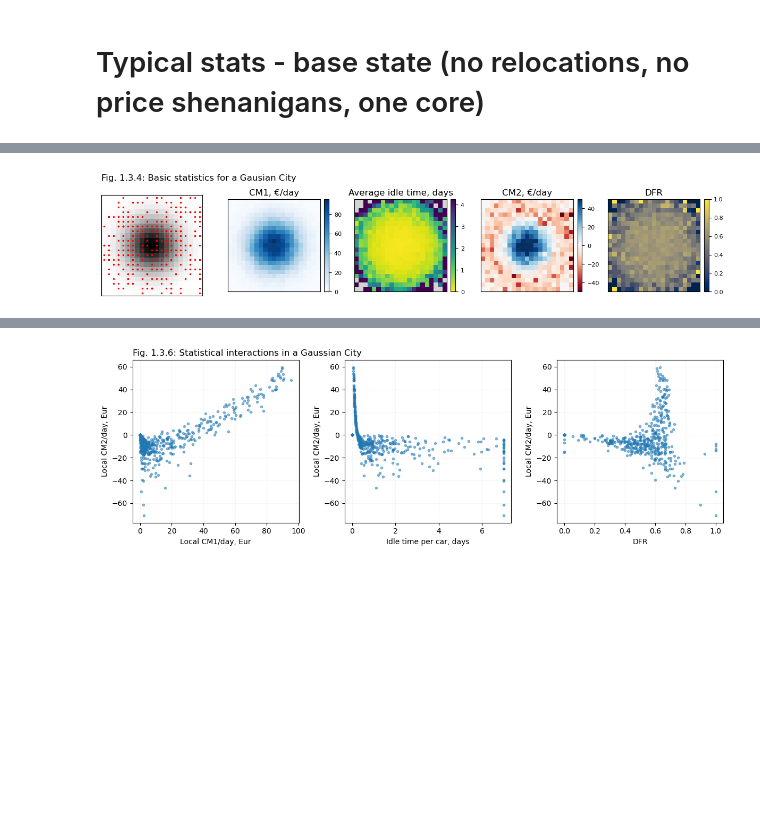
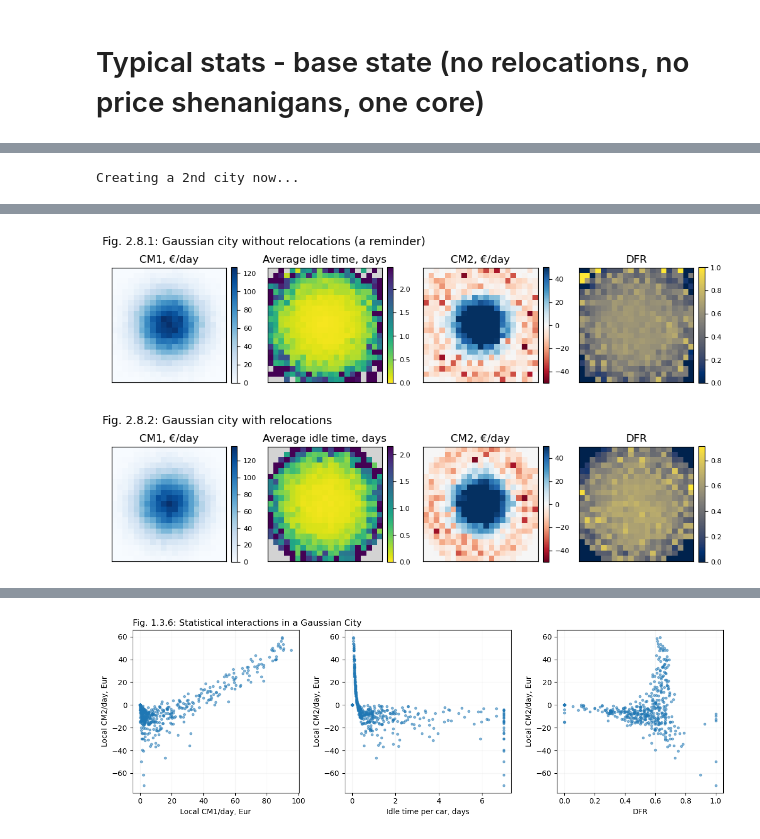
Before and after one commit to khakhalin/carsharing101, a Jupyter notebook: scripts/02relos_08city.ipynb, the cells around one changed output, grey strips where cells are left out. Saved outputs shown, nothing was run; the diff lists cells and outputs as text; code cells hidden in the pictures; blank space fills up the shorter version.

```diff
--- a/scripts/02relos_08city.ipynb
+++ b/scripts/02relos_08city.ipynb
@@ -48,17 +49,16 @@ NameError: name 'stop_here' is not defined
 # %% [markdown]
 # Typical stats - base state (no relocations, no price shenanigans, one core)
 # %%
-# Nice Gaussian city
+# Nice city
 config = {
     "seed": 1,  # Random seed
-    "city_width": 21, # km
-    "initial_r": 5, # km
     "grid_step": 1, # km. Use 1 for ~intermediate resolution
-    "density_sigma": 5, # Gaussian sigma. A bit smaller than default, to have close-to-zero demands
     "n_cars": 500,
+    "p_factor": 0.2, # Bring the rentals/car/day to about 4-5
     "settle_down_steps": 3000, # Number of steps without stats collection, for the system to settle down
-    "p_factor": 0.06,  # The simplest way to regulate trips/car/day and city profitability
-    "tick_in_minutes": 2,
+    "do_flatten_demand": False,
+    "do_relocations": False,
+    "relo_cost": 20,
 }
 
 import numpy as np
@@ -67,16 +67,25 @@ from city_simulator import City
 
 city = City(config)
 city.init_cars()
-city.simulate(30000)
-plt.figure(figsize=(12, 3))
-city.visualize()
-f = plt.gcf()
-ax = f.axes[0]
-ax.set_title("")  # Clear the title
-for text in ax.texts:
-    text.remove()
-ax.set_title("", pad=0)  # Clear the title
-ax.set_title("Fig. 1.3.4: Basic statistics for a Gausian City", loc='left', pad=20)
-plt.tight_layout();
-plt.savefig("../figures/01simple_03city_04stats_maps.svg", dpi=300)
+city.simulate(10000)
+
+plt.figure(figsize=(10, 5))
+city.visualize(
+    plots=["cm1", "idle_times", "cm2", "dfr"],
+    title="Fig. 2.8.1: Gaussian city without relocations (a reminder)"
+)
+# plt.savefig("../figures/02relos_08city_01control.svg", dpi=300)
+
+print("Creating a 2nd city now...")
+config["do_relocations"] = True
+city2 = City(config)
+city2.init_cars()
+city2.simulate(10000)
+
+plt.figure(figsize=(10, 5))
+city2.visualize(
+    plots=["cm1", "idle_times", "cm2", "dfr"],
+    title="Fig. 2.8.2: Gaussian city with relocations"
+)
+# plt.savefig("../figures/02relos_08city_02relocations.svg", dpi=300)
 # %% [output]
@@ -98,0 +108 @@ plt.savefig("../figures/01simple_03city_04stats_maps.svg", dpi=300)
+Creating a 2nd city now...
@@ -99,4 +119,5 @@ plt.savefig("../figures/01simple_03city_04stats_maps.svg", dpi=300)
-[figure, old version]
+[figure, new version]
+[figure, added]
 # %%
 # Stats, use data from the previous run 👆
 
```
Also changed, not shown: parts of 6 cells of this notebook, 14 other files.
